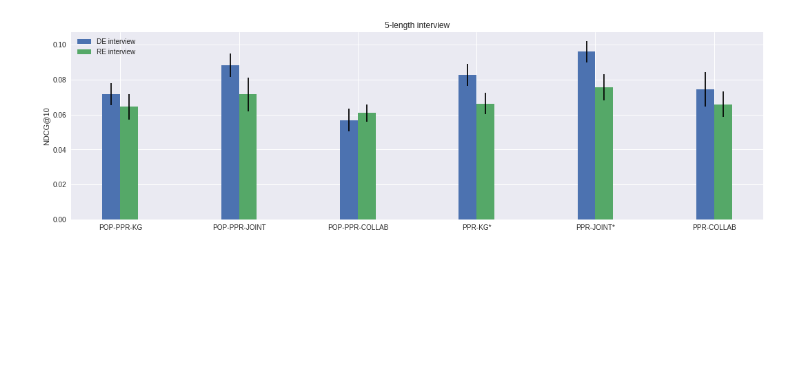
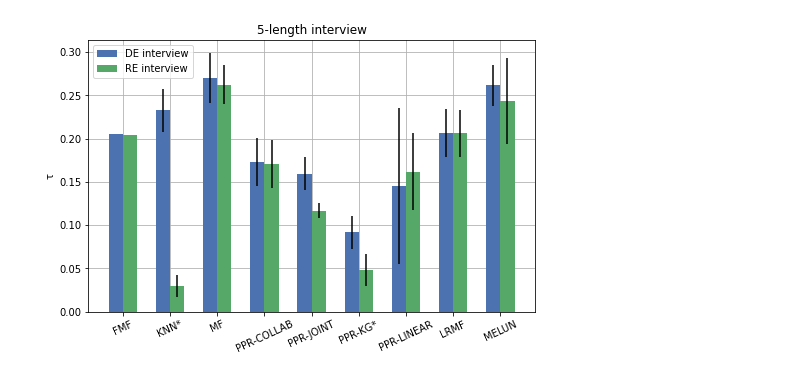
Before and after one commit to MI-911/cold-start-framework, a Jupyter notebook: tools/analysis/results/re_vs_de_performance.ipynb, the cells around one changed output. Drawn from its saved outputs; the diff is of its cells as text; code cells hidden in the pictures; blank space fills up the shorter version.

```diff
--- a/tools/analysis/results/re_vs_de_performance.ipynb
+++ b/tools/analysis/results/re_vs_de_performance.ipynb
@@ -1,27 +1,58 @@
 # %%
+%load_ext autoreload
+%autoreload 2
+
 from requests import get
 import matplotlib.pyplot as plt
 import numpy as np
 from scipy.stats import ttest_ind, ttest_rel
 
-plt.rcParams['font.sans-serif'] = 'Helvetica'
 plt.rcParams['axes.linewidth'] = 0.8
-plt.style.use('seaborn')
+plt.style.use('seaborn-deep')
 print(plt.style.available)
-metric = 'ndcg'
-cutoff = '10'
+metric = 'tau'
+cutoff = '3'
 n_questions = 5
 significance_level = 0.05
+experiment = 'separation'
+interviewer = 'AdaptiveGreedy'
+sota = {'lrmf', 'fmf', 'melu'}
 
-#data = get(f'https://mindreader.tech/spectate/results/170k_equal_20/{metric}/{cutoff}').json()
-data = get(f'http://localhost:5000/spectate/results/equal/{metric}/{cutoff}').json()
+data = get(f'https://mindreader.tech/spectate/results/{experiment}/{metric}/{cutoff}').json()
+data = {k: v for k, v in data.items() if not 'grid' in k}
+metric = metric.replace('cov', 'div')  # Hack job :-)
 
-models = sorted([key for key in data.keys() if key.endswith('-rec')], reverse=True)
+#data = get(f'http://localhost:5000/spectate/results/equal/{metric}/{cutoff}').json()
 
-fig, ax = plt.subplots(figsize=(18, 5))
+
+def results_len(from_model):
+    return sum([len(split) for split in [question for question in data[from_model]]])
+
+def is_allowed(model):
+    for allowed in sota:
+        if allowed in model:
+            return True
+
+    if interviewer == 'FixedGreedy':
+        return model.startswith('greedy') and 'adaptive' not in model
+    elif interviewer == 'FixedPop':
+        return model.startswith('pop')
+    elif interviewer == 'AdaptiveGreedy':
+        return model.startswith('greedy-adaptive')
+    elif interviewer == 'DQN':
+        return model.startswith('dqn-')
+    elif interviewer == 'ddpg':
+        return model.startswith('ddpg-')
+
+    return False
+
+models = sorted([key for key in data.keys() if key.endswith('-rec') and is_allowed(key)], reverse=False)
+models = [model for model in models if len(data[model]) >= n_questions]
+
+fig, ax = plt.subplots(figsize=(8, 5))
 ind = np.arange(len(models))
 
-width = 0.15
+width = 0.3
 
 # add with rec
 for idx, (label, to_replace) in enumerate([('DE interview', '-rec'), ('RE interview', '')]):
@@ -30,7 +61,7 @@ for idx, (label, to_replace) in enumerate([('DE interview', '-rec'), ('RE interv
     y_std = [np.std(data[model][n_questions - 1]) for model in x]
 
     print(x, y, y_std)
-    ax.bar(ind + idx * width, y, yerr=y_std, width=width, label=label)
+    ax.bar(ind + idx * width, y, yerr=y_std, width=width, label=label, zorder=3)
 
 def get_postfix(model):
     re_data = f'{model}-rec'
@@ -40,25 +71,33 @@ def get_postfix(model):
     re = data[re_data][n_questions - 1]
     de = data[model][n_questions - 1]
 
-    print(re)
-    print(de)
-
-    t, p_value = ttest_rel(re, de)
-    if p_value <= significance_level:
+    if len(re) == len(de) and ttest_rel(de, re)[1] <= significance_level:
         return '*'
 
     return ''
 
+# get best
+
 # add statistical significance
-models = [model.replace('-rec', '') for model in models]
-models = [model.replace('greedy-', '').upper() + get_postfix(model) for model in models]
-
+displays = [model.replace('-rec', '') for model in models]
+displays = [model.replace('greedy-', '').replace('melu', 'melun').replace('adaptive-', '').replace('pop-', '').replace('-learned', '').upper() + get_postfix(model) for model in displays]
+displays = [model.upper() for model in displays]
 
 ax.set_xticks(ind + width / 2)
-ax.set_xticklabels([model.replace('-rec', '').replace('greedy-', '').upper() for model in models])
-plt.ylabel(f'{metric.upper()}@{cutoff}')
+ax.set_xticklabels(displays)
+plt.xticks(rotation=25)
+
+bottom, top = ax.yaxis.get_data_interval()
+
+#plt.ylim([0.02, top * 1.05])
+
+if metric == 'tau':
+    plt.ylabel('τ')
+else:
+    plt.ylabel(f'{metric.upper()}@{cutoff}')
 plt.title(f'{n_questions}-length interview')
 plt.legend(loc='upper left')
-plt.savefig('re_vs_de.pdf', bbox_inches='tight')
+plt.grid(True, zorder=0)
+plt.savefig(f'output/{experiment}_{interviewer.lower()}_{metric}{cutoff}_re_vs_de.pdf', bbox_inches='tight')
 plt.show()
 # %% [output]
@@ -80 +109 @@ plt.show()
-[figure, old version]
+[figure, new version]
```
Also changed, not shown: parts of 2 cells of this notebook, 12 other files.
